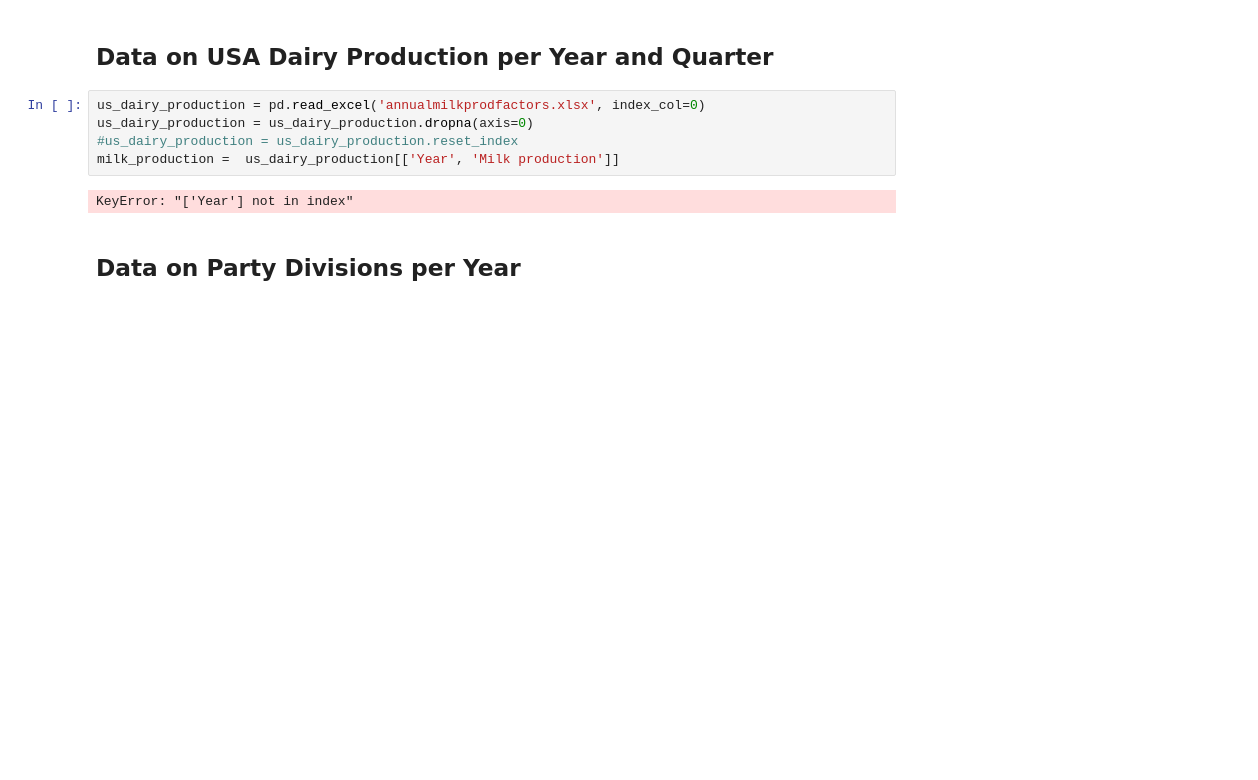
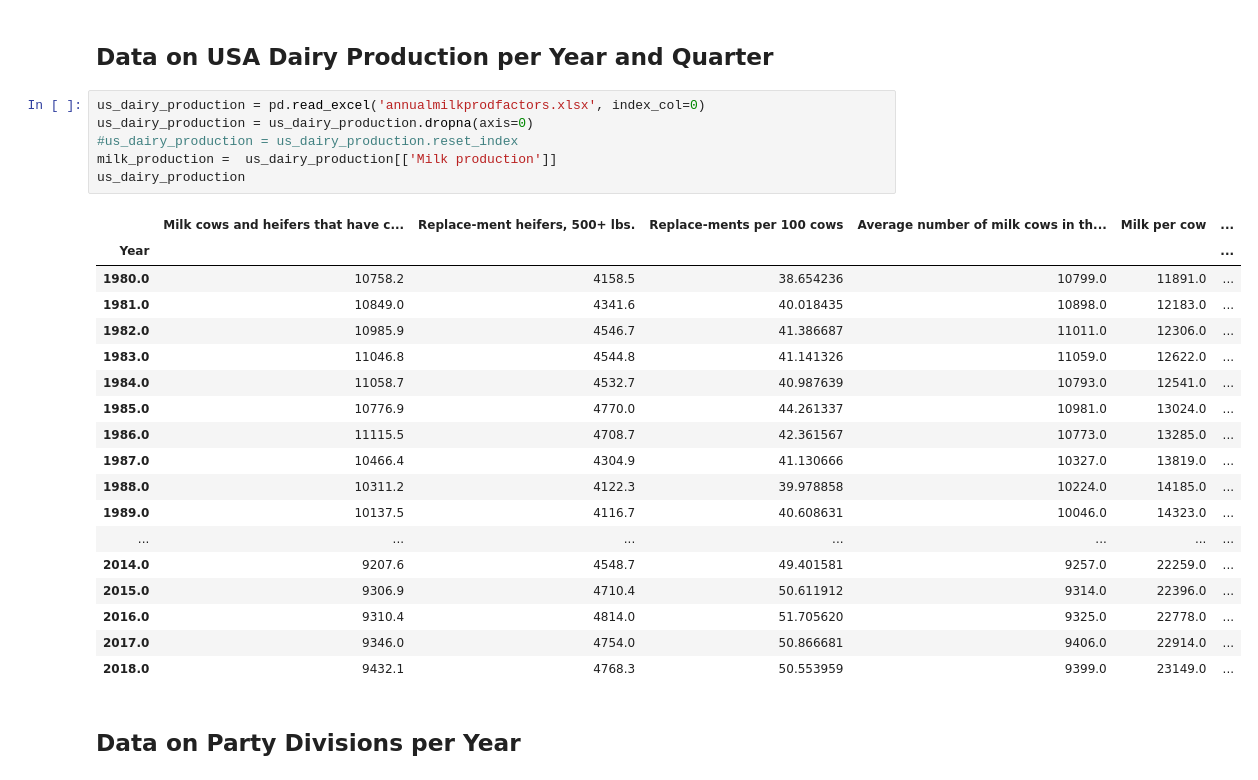
Before and after one commit to laniepreston/Data-Wrangling-Final-Project, a Jupyter notebook: Lanie_Floor_Final_Project.ipynb, the cells around one changed output. Drawn from its saved outputs; the diff is of its cells as text; blank space fills up the shorter version.

```diff
--- a/Lanie_Floor_Final_Project.ipynb
+++ b/Lanie_Floor_Final_Project.ipynb
@@ -17,9 +17,27 @@ from bs4 import BeautifulSoup
 # %%
 us_dairy_production = pd.read_excel('annualmilkprodfactors.xlsx', index_col=0)
 us_dairy_production = us_dairy_production.dropna(axis=0)
 #us_dairy_production = us_dairy_production.reset_index
-milk_production =  us_dairy_production[['Year', 'Milk production']]
+milk_production =  us_dairy_production[['Milk production']]
+us_dairy_production
 # %% [output]
-KeyError: "['Year'] not in index"
+|  | Milk cows and heifers that have c... | Replace-ment heifers, 500+ lbs. | Replace-ments per 100 cows | Average number of milk cows in th... | Milk per cow | ... |
+| Year |  |  |  |  |  | ... |
+| 1980.0 | 10758.2 | 4158.5 | 38.654236 | 10799.0 | 11891.0 | ... |
+| 1981.0 | 10849.0 | 4341.6 | 40.018435 | 10898.0 | 12183.0 | ... |
+| 1982.0 | 10985.9 | 4546.7 | 41.386687 | 11011.0 | 12306.0 | ... |
+| 1983.0 | 11046.8 | 4544.8 | 41.141326 | 11059.0 | 12622.0 | ... |
+| 1984.0 | 11058.7 | 4532.7 | 40.987639 | 10793.0 | 12541.0 | ... |
+| 1985.0 | 10776.9 | 4770.0 | 44.261337 | 10981.0 | 13024.0 | ... |
+| 1986.0 | 11115.5 | 4708.7 | 42.361567 | 10773.0 | 13285.0 | ... |
+| 1987.0 | 10466.4 | 4304.9 | 41.130666 | 10327.0 | 13819.0 | ... |
+| 1988.0 | 10311.2 | 4122.3 | 39.978858 | 10224.0 | 14185.0 | ... |
+| 1989.0 | 10137.5 | 4116.7 | 40.608631 | 10046.0 | 14323.0 | ... |
+| ... | ... | ... | ... | ... | ... | ... |
+| 2014.0 | 9207.6 | 4548.7 | 49.401581 | 9257.0 | 22259.0 | ... |
+| 2015.0 | 9306.9 | 4710.4 | 50.611912 | 9314.0 | 22396.0 | ... |
+| 2016.0 | 9310.4 | 4814.0 | 51.705620 | 9325.0 | 22778.0 | ... |
+| 2017.0 | 9346.0 | 4754.0 | 50.866681 | 9406.0 | 22914.0 | ... |
+| 2018.0 | 9432.1 | 4768.3 | 50.553959 | 9399.0 | 23149.0 | ... |
 # %% [markdown]
 ## Data on Party Divisions per Year ##
```
Also changed, not shown: parts of 8 cells of this notebook, 1 other file.
